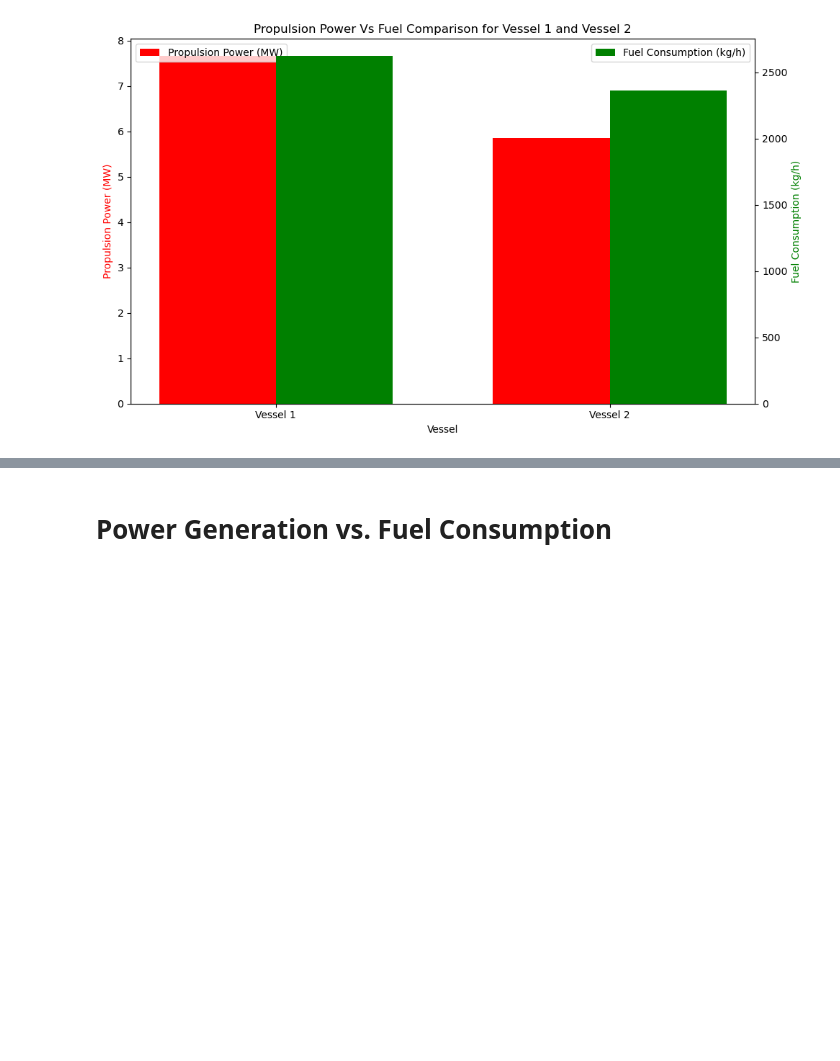
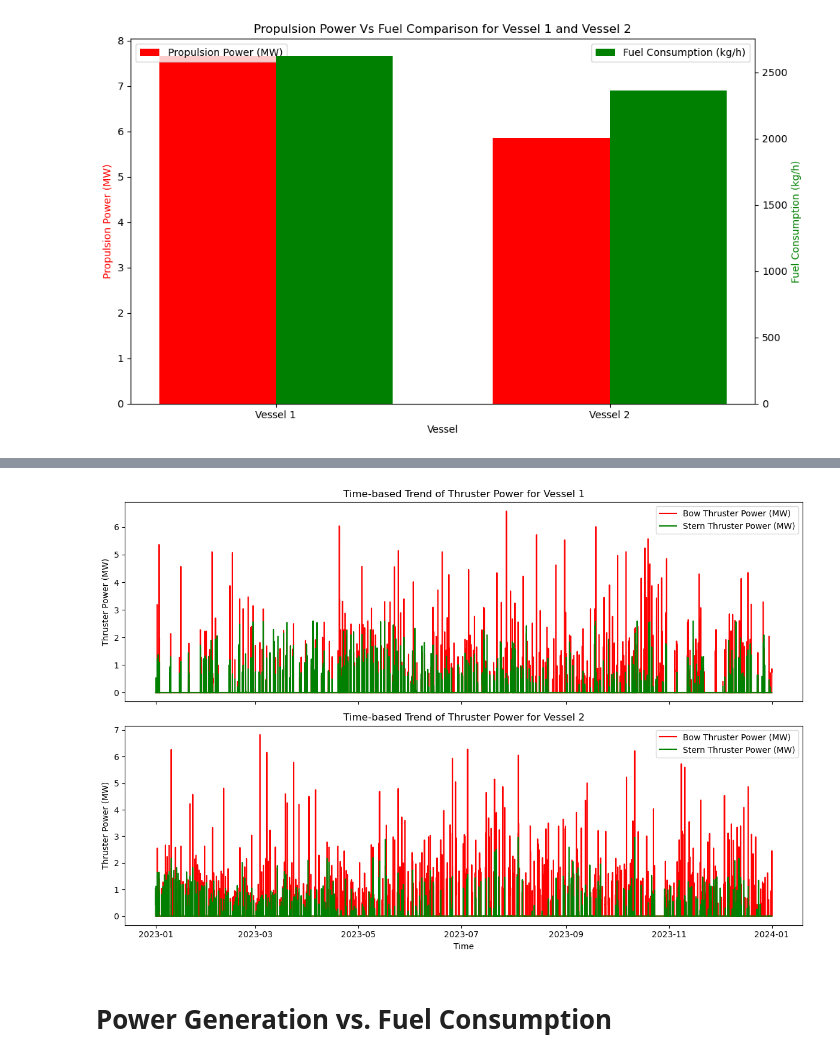
Before and after one commit to monikasingh09/TUI_Cruises, a Jupyter notebook: TUI.ipynb, the cells around one changed output, grey strips where cells are left out. Drawn from its saved outputs; the diff is of its cells as text; code cells hidden in the pictures; blank space fills up the shorter version.

```diff
--- a/TUI.ipynb
+++ b/TUI.ipynb
@@ -354,3 +408,38 @@ plt.show()
+# %%
+
+# Set the Start Time as the index for easy time-based plotting
+df_thruster_power.set_index(data['Start Time'], inplace=True)
+
+# Select only the relevant columns for thruster power analysis
+thruster_time_data = df_thruster_power[['Vessel Name', 'Total Bow Thruster Power (MW)', 'Total Stern Thruster Power (MW)']]
+
+# Separate data for each vessel to analyze trends individually
+vessel_1_data = thruster_time_data[thruster_time_data['Vessel Name'] == 'Vessel 1']
+vessel_2_data = thruster_time_data[thruster_time_data['Vessel Name'] == 'Vessel 2']
+
+# Set up the figure for side-by-side comparison
+fig, (ax1, ax2) = plt.subplots(2, 1, figsize=(12, 8), sharex=True)
+
+# Vessel 1 - Time-based trend
+ax1.plot(vessel_1_data.index, vessel_1_data['Total Bow Thruster Power (MW)'], label='Bow Thruster Power (MW)', color='red')
+ax1.plot(vessel_1_data.index, vessel_1_data['Total Stern Thruster Power (MW)'], label='Stern Thruster Power (MW)', color='green')
+ax1.set_title('Time-based Trend of Thruster Power for Vessel 1')
+ax1.set_ylabel('Thruster Power (MW)')
+ax1.legend()
+
+# Vessel 2 - Time-based trend
+ax2.plot(vessel_2_data.index, vessel_2_data['Total Bow Thruster Power (MW)'], label='Bow Thruster Power (MW)', color='red')
+ax2.plot(vessel_2_data.index, vessel_2_data['Total Stern Thruster Power (MW)'], label='Stern Thruster Power (MW)', color='green')
+ax2.set_title('Time-based Trend of Thruster Power for Vessel 2')
+ax2.set_xlabel('Time')
+ax2.set_ylabel('Thruster Power (MW)')
+ax2.legend()
+
+# Show the plot
+plt.tight_layout()
+plt.show()
+# %% [output]
+[figure, added]
 # %% [markdown]
 # Power Generation  vs. Fuel Consumption
 # %%
```
Also changed, not shown: parts of 4 cells of this notebook.
